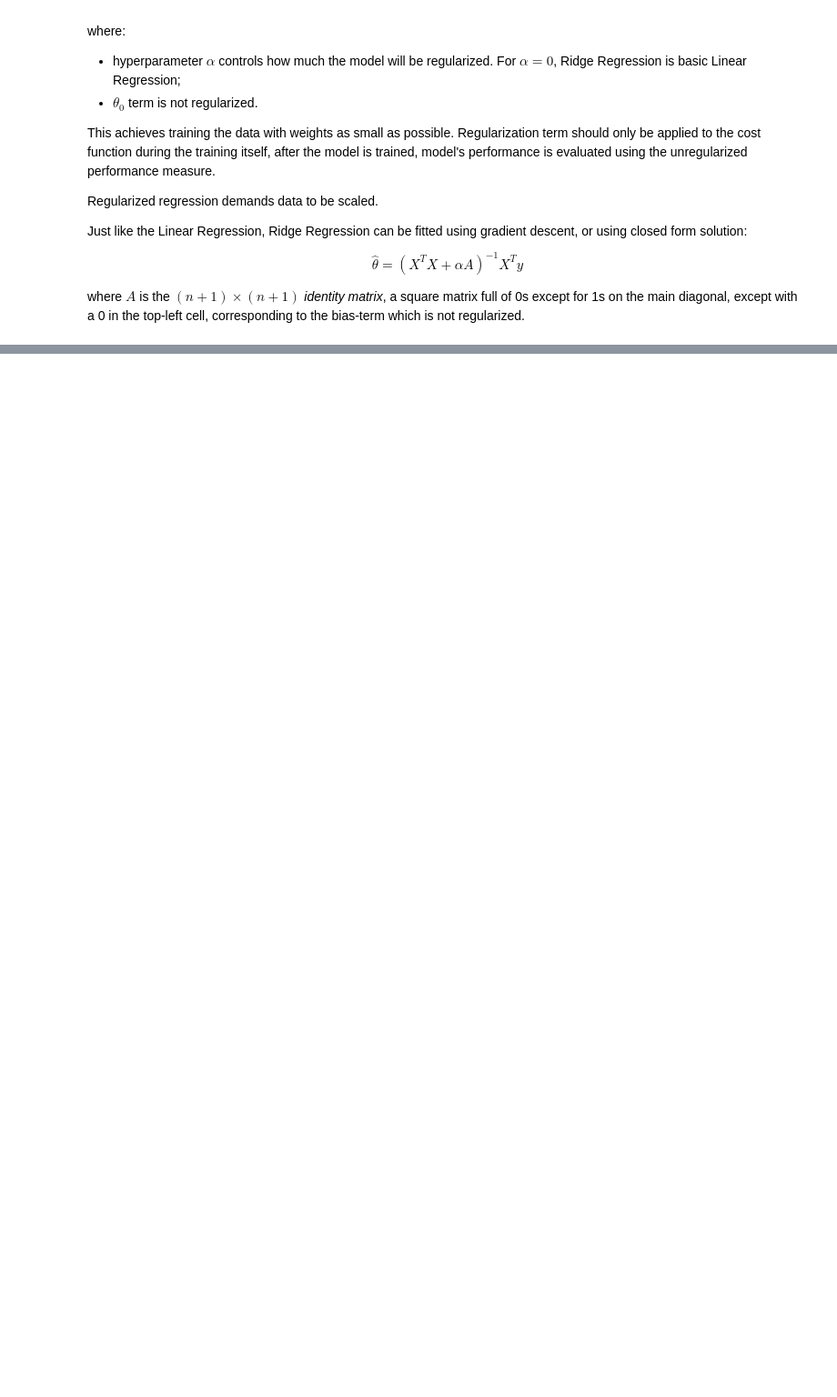
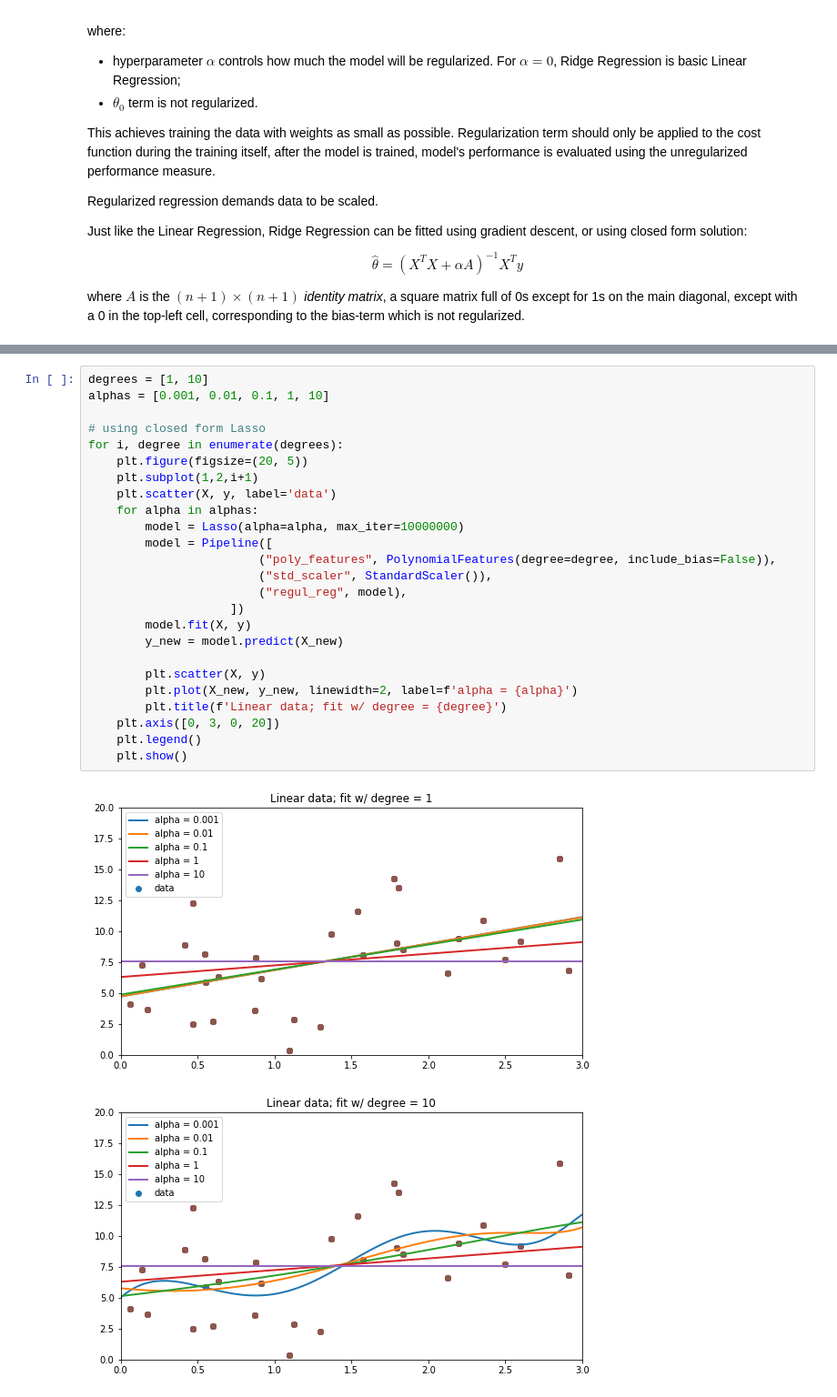
Before and after one commit to akapet00/learning, a Jupyter notebook: learning.ipynb, the cells around one changed output, grey strips where cells are left out. Shown: that part at 91% size. Saved outputs shown, nothing was run; the diff lists cells and outputs as text; blank space fills up the shorter version.

```diff
--- a/training-models.ipynb
+++ b/learning.ipynb
@@ -542,0 +585,28 @@ for i, degree in enumerate(degrees):
+# %%
+degrees = [1, 10]
+alphas = [0.001, 0.01, 0.1, 1, 10]
+
+# using closed form Lasso
+for i, degree in enumerate(degrees):
+    plt.figure(figsize=(20, 5))
+    plt.subplot(1,2,i+1)
+    plt.scatter(X, y, label='data')
+    for alpha in alphas:
+        model = Lasso(alpha=alpha, max_iter=10000000)
+        model = Pipeline([
+                        ("poly_features", PolynomialFeatures(degree=degree, include_bias=False)),
+                        ("std_scaler", StandardScaler()),
+                        ("regul_reg", model),
+                    ])
+        model.fit(X, y)
+        y_new = model.predict(X_new)
+
+        plt.scatter(X, y)
+        plt.plot(X_new, y_new, linewidth=2, label=f'alpha = {alpha}')
+        plt.title(f'Linear data; fit w/ degree = {degree}')
+    plt.axis([0, 3, 0, 20])
+    plt.legend()
+    plt.show()
+# %% [output]
+[figure, added]
+[figure, added]
```
Also changed, not shown: parts of 15 cells of this notebook.
